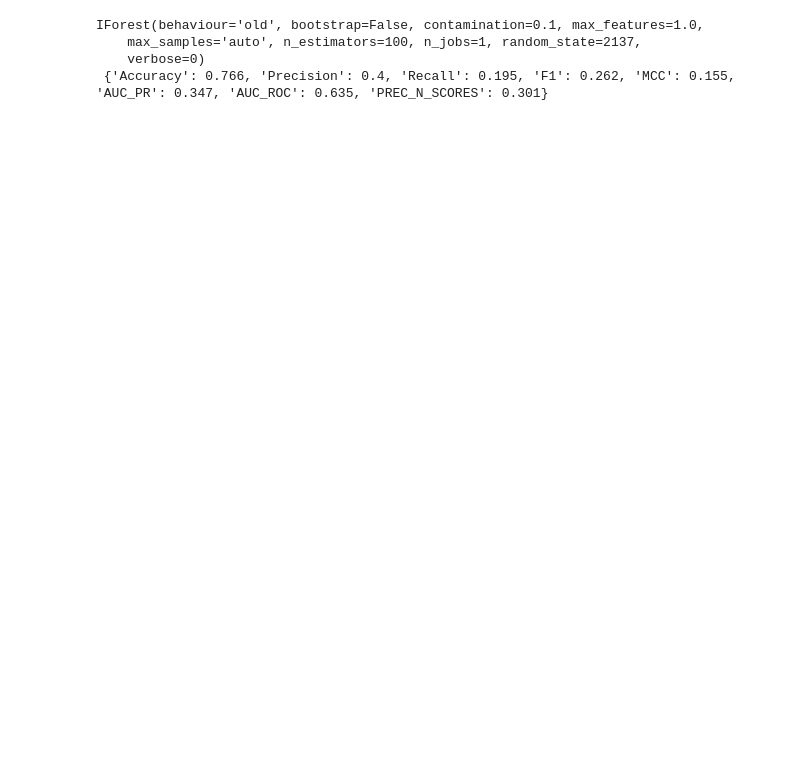
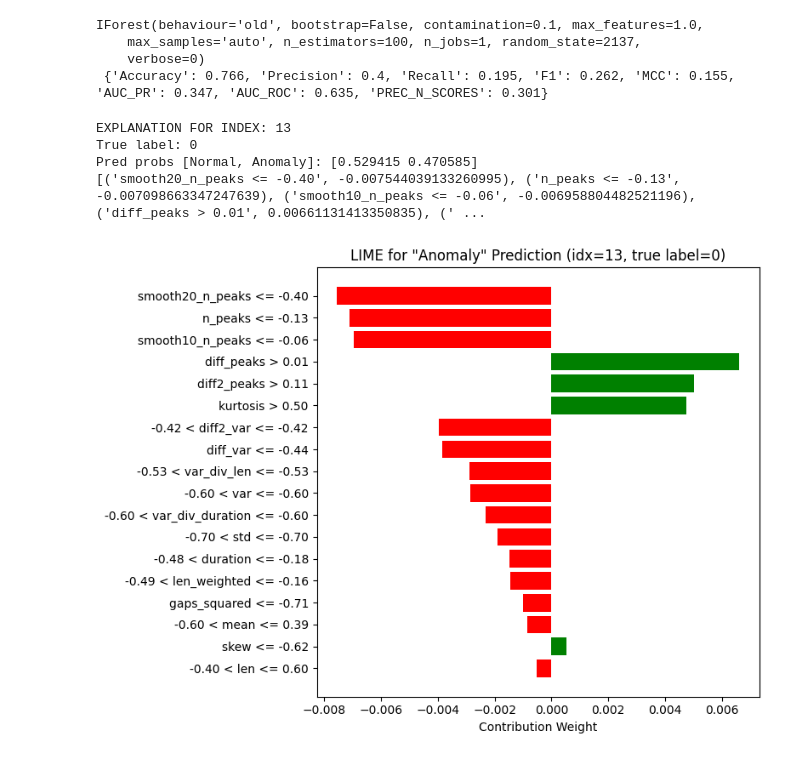
Before and after one commit to Pristin3/OPS-SAT-AD, a Jupyter notebook: LIME examples.ipynb, the cells around one changed output. Saved outputs shown, nothing was run; the diff lists cells and outputs as text; code cells hidden in the pictures; blank space fills up the shorter version.

Commit message:
Finalized LIME examples

```diff
--- a/LIME examples.ipynb
+++ b/LIME examples.ipynb
@@ -249,2 +145,82 @@ IForest(behaviour='old', bootstrap=False, contamination=0.1, max_features=1.0,
+# %%
+#  LIME EXPLANATION FOR ISOLATION FOREST
+
+
+import lime
+import lime.lime_tabular
+import matplotlib.pyplot as plt
+import numpy as np
+
+# CHOOSE THE INSTANCE YOU WANT TO EXPLAIN
+i = 13  # <--  CHANGE THIS NUMBER
+
+#  Helper functions
+def print_simple_text_explanation(explanation, instance_data, predict_fn, y_test, instance_index, class_names, label_to_explain):
+    true_label = int(y_test.iloc[instance_index])
+    print(f"True label: {true_label}")
+    probs = predict_fn(np.array([instance_data]))[0]
+    print(f"Pred probs [{class_names[0]}, {class_names[1]}]: {probs}")
+    exp_list = explanation.as_list(label=label_to_explain)
+    print(exp_list)
+
+def plot_lime_explanation(explanation, instance_idx, true_label, label_to_explain, class_names):
+    exp_list = explanation.as_list(label=label_to_explain)
+    exp_list.reverse()
+    vals = [x[1] for x in exp_list]; names = [x[0] for x in exp_list]
+    colors = ['green' if x > 0 else 'red' for x in vals]
+    fig, ax = plt.subplots(figsize=(8, 6)); y_pos = np.arange(len(names))
+    ax.barh(y_pos, vals, color=colors); ax.set_yticks(y_pos); ax.set_yticklabels(names)
+    ax.set_title(f'LIME for "{class_names[label_to_explain]}" Prediction (idx={instance_idx}, true label={true_label})')
+    ax.set_xlabel('Contribution Weight'); plt.tight_layout(); plt.show()
+
+
+#  Main execution logic
+class_names_list = ['Normal', 'Anomaly']
+
+# 1. Setup the explainer
+def predict_fn(x):
+    scores = model.decision_function(x)
+    # Convert decision function output to probability-like values
+    probs_anomaly = 1 / (1 + np.exp(-scores))
+    probs_normal = 1 - probs_anomaly
+    return np.vstack((probs_normal, probs_anomaly)).T
+
+explainer = lime.lime_tabular.LimeTabularExplainer(
+    training_data=X_train2, feature_names=features, class_names=class_names_list,
+    mode='classification', discretize_continuous=True
+)
+
+# 2. Check if the chosen index is valid
+if i not in y_test.index:
+    print(f"Error: Index {i} is not in the test set. Please choose a valid index.")
+else:
+    # 3. Get the data for the chosen index
+    instance_to_explain_scaled = X_test2[i]
+    true_label = int(y_test.iloc[i])
+
+    # 4. Generate the explanation
+    explanation = explainer.explain_instance(
+        data_row=instance_to_explain_scaled,
+        predict_fn=predict_fn,
+        num_features=18,
+        labels=(0, 1)
+    )
+
+    # 5. Get the model's actual prediction to dynamically set the plot title
+    raw_pred = model.predict(np.array([instance_to_explain_scaled]))[0]
+    prediction = 0 if raw_pred == 1 else 1  # IForest returns
+
+    # 6. Display the outputs
+    print("\n")
+    print(f"EXPLANATION FOR INDEX: {i}")
+
+    print_simple_text_explanation(explanation, instance_to_explain_scaled, predict_fn, y_test, i, class_names_list, prediction)
+    plot_lime_explanation(explanation, i, true_label, prediction, class_names_list)
+# %% [output]
+EXPLANATION FOR INDEX: 13
+True label: 0
+Pred probs [Normal, Anomaly]: [0.529415 0.470585]
+[('smooth20_n_peaks <= -0.40', -0.007544039133260995), ('n_peaks <= -0.13', -0.007098663347247639), ('smooth10_n_peaks <= -0.06', -0.006958804482521196), ('diff_peaks > 0.01', 0.00661131413350835), (' ...
+[figure, added]
 # %%
 model = IForest(random_state=SEED, contamination=.2)
```
Also changed, not shown: parts of 18 cells of this notebook.
